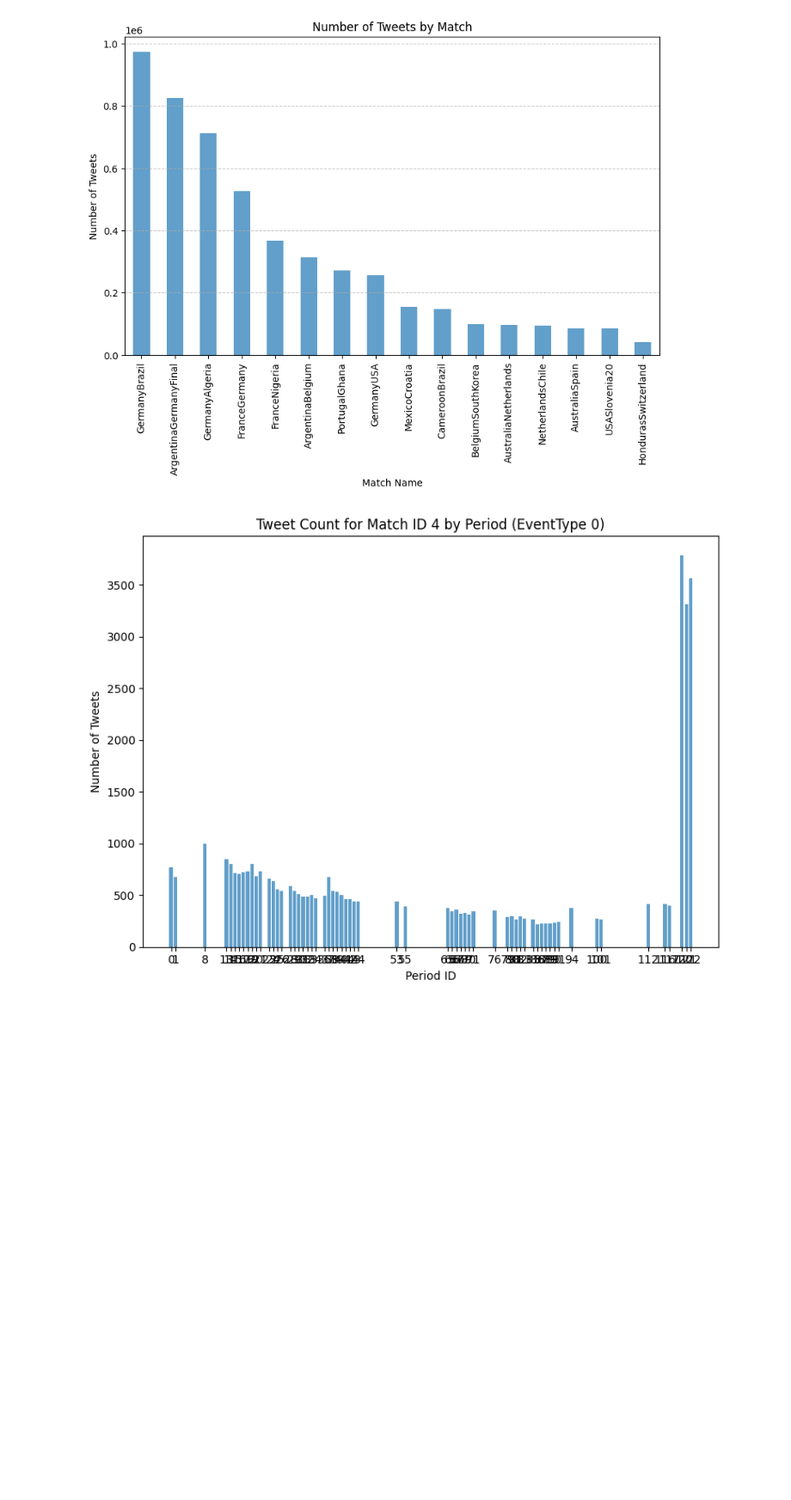
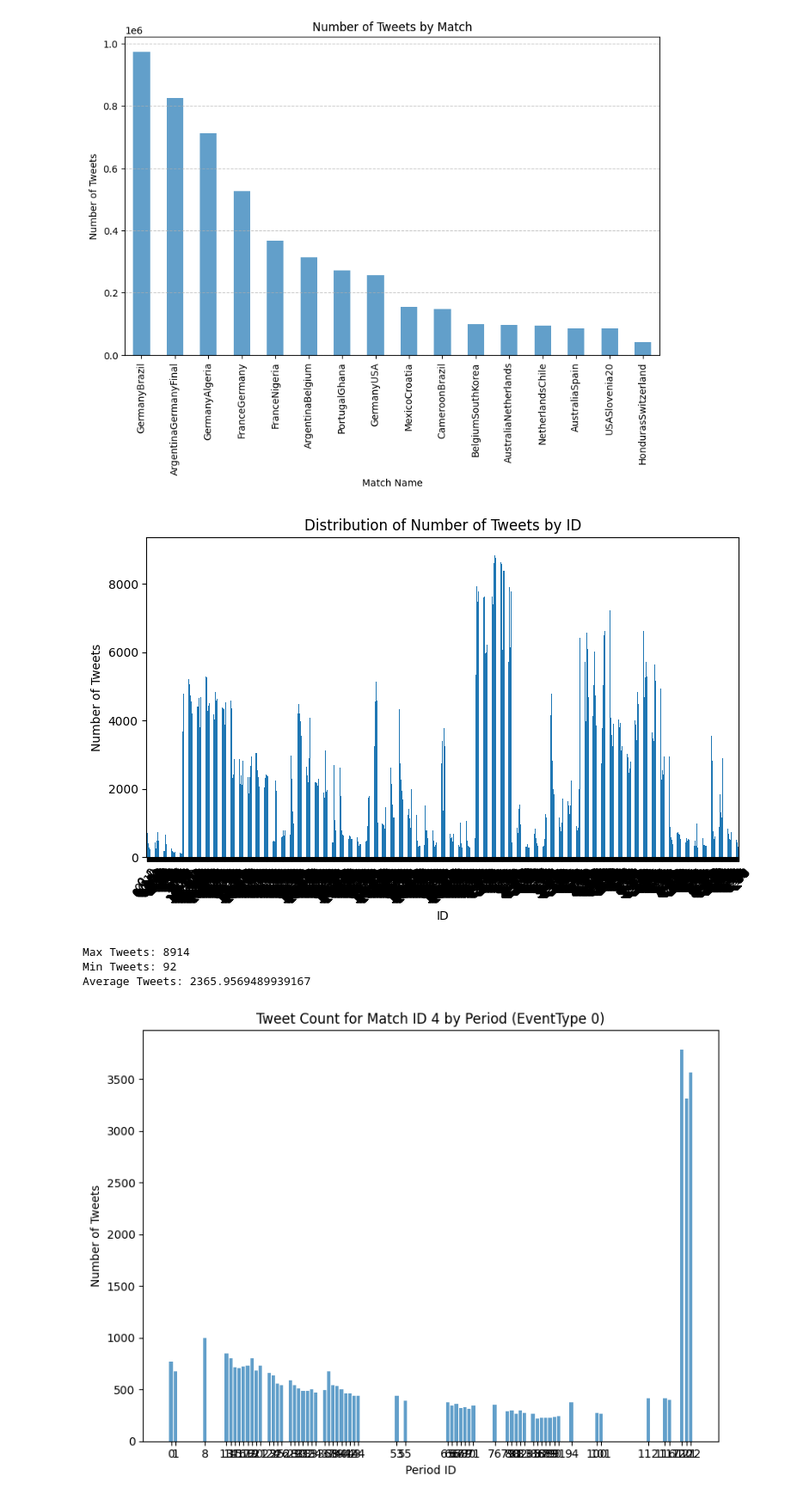
Before and after one commit to Alouloum/Challenge_CSC, a Jupyter notebook: notebooks/exploring_data.ipynb, the cells around one changed output. Shown at 86% size. Saved outputs shown, nothing was run; the diff lists cells and outputs as text; code cells hidden in the pictures; blank space fills up the shorter version.

```diff
--- a/notebooks/exploring_data.ipynb
+++ b/notebooks/exploring_data.ipynb
@@ -58,6 +58,32 @@ plt.grid(axis='y', linestyle='--', alpha=0.7)
 plt.show()
 # %% [output]
 [figure]
+# %%
+# Regrouper par ID et compter le nombre de tweets
+tweet_distribution = df.groupby("ID")["Tweet"].count()
+
+# Afficher la distribution
+plt.figure(figsize=(8, 5))
+tweet_distribution.plot(kind="bar")
+plt.title("Distribution of Number of Tweets by ID")
+plt.xlabel("ID")
+plt.ylabel("Number of Tweets")
+plt.xticks(rotation=45)
+plt.tight_layout()
+plt.show()
+max_tweets = tweet_distribution.max()
+min_tweets = tweet_distribution.min()
+avg_tweets = tweet_distribution.mean()
+
+# Afficher les résultats
+print("Max Tweets:", max_tweets)
+print("Min Tweets:", min_tweets)
+print("Average Tweets:", avg_tweets)
+# %% [output]
+[figure, added]
+Max Tweets: 8914
+Min Tweets: 92
+Average Tweets: 2365.9569489939167
 # %%
 # Filter data for MatchID = 7
 match_data = df[df['MatchID'] == 7]
```
Also changed, not shown: parts of 4 cells of this notebook, 5 other files.
